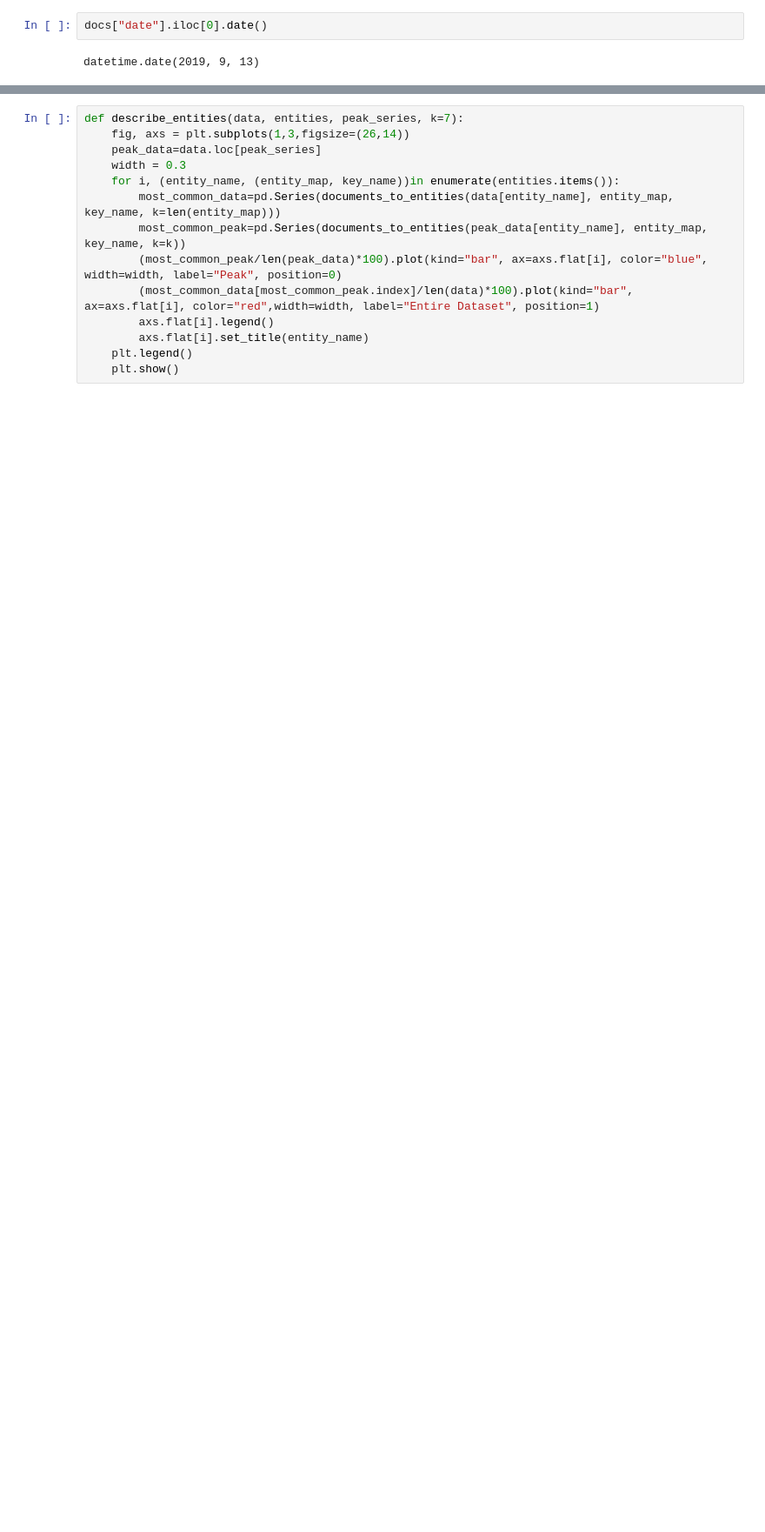
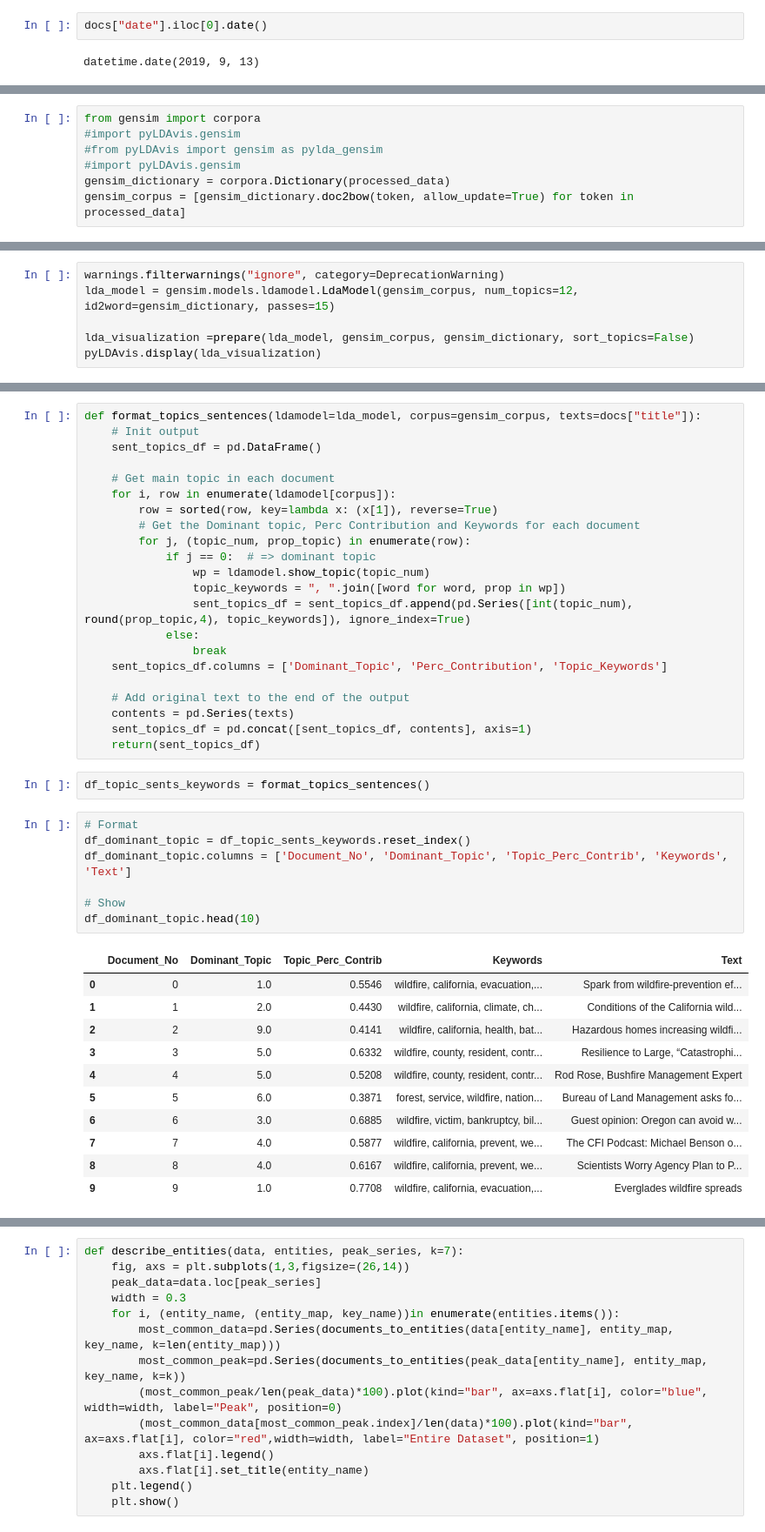
Before and after one commit to matiasbenitez91/wildfire_nlp, a Jupyter notebook: Analysis.ipynb, the cells around one changed output, grey strips where cells are left out. Shown at 87% size. Drawn from its saved outputs; the diff is of its cells as text; blank space fills up the shorter version.

```diff
--- a/Analysis.ipynb
+++ b/Analysis.ipynb
@@ -272,0 +338,7 @@ plt.hist(np.log(document_count+1))
+# %%
+from gensim import corpora
+#import pyLDAvis.gensim
+#from pyLDAvis import gensim as pylda_gensim
+#import pyLDAvis.gensim
+gensim_dictionary = corpora.Dictionary(processed_data)
+gensim_corpus = [gensim_dictionary.doc2bow(token, allow_update=True) for token in processed_data]
@@ -272,0 +349,6 @@ plt.hist(np.log(document_count+1))
+# %%
+warnings.filterwarnings("ignore", category=DeprecationWarning)
+lda_model = gensim.models.ldamodel.LdaModel(gensim_corpus, num_topics=12, id2word=gensim_dictionary, passes=15)
+
+lda_visualization =prepare(lda_model, gensim_corpus, gensim_dictionary, sort_topics=False)
+pyLDAvis.display(lda_visualization)
@@ -272,0 +357,43 @@ plt.hist(np.log(document_count+1))
+# %%
+def format_topics_sentences(ldamodel=lda_model, corpus=gensim_corpus, texts=docs["title"]):
+    # Init output
+    sent_topics_df = pd.DataFrame()
+
+    # Get main topic in each document
+    for i, row in enumerate(ldamodel[corpus]):
+        row = sorted(row, key=lambda x: (x[1]), reverse=True)
+        # Get the Dominant topic, Perc Contribution and Keywords for each document
+        for j, (topic_num, prop_topic) in enumerate(row):
+            if j == 0:  # => dominant topic
+                wp = ldamodel.show_topic(topic_num)
+                topic_keywords = ", ".join([word for word, prop in wp])
+                sent_topics_df = sent_topics_df.append(pd.Series([int(topic_num), round(prop_topic,4), topic_keywords]), ignore_index=True)
+            else:
+                break
+    sent_topics_df.columns = ['Dominant_Topic', 'Perc_Contribution', 'Topic_Keywords']
+
+    # Add original text to the end of the output
+    contents = pd.Series(texts)
+    sent_topics_df = pd.concat([sent_topics_df, contents], axis=1)
+    return(sent_topics_df)
+# %%
+df_topic_sents_keywords = format_topics_sentences()
+# %%
+# Format
+df_dominant_topic = df_topic_sents_keywords.reset_index()
+df_dominant_topic.columns = ['Document_No', 'Dominant_Topic', 'Topic_Perc_Contrib', 'Keywords', 'Text']
+
+# Show
+df_dominant_topic.head(10)
+# %% [output]
+|  | Document_No | Dominant_Topic | Topic_Perc_Contrib | Keywords | Text |
+| 0 | 0 | 1.0 | 0.5546 | wildfire, california, evacuation,... | Spark from wildfire-prevention ef... |
+| 1 | 1 | 2.0 | 0.4430 | wildfire, california, climate, ch... | Conditions of the California wild... |
+| 2 | 2 | 9.0 | 0.4141 | wildfire, california, health, bat... | Hazardous homes increasing wildfi... |
+| 3 | 3 | 5.0 | 0.6332 | wildfire, county, resident, contr... | Resilience to Large, “Catastrophi... |
+| 4 | 4 | 5.0 | 0.5208 | wildfire, county, resident, contr... | Rod Rose, Bushfire Management Expert |
+| 5 | 5 | 6.0 | 0.3871 | forest, service, wildfire, nation... | Bureau of Land Management asks fo... |
+| 6 | 6 | 3.0 | 0.6885 | wildfire, victim, bankruptcy, bil... | Guest opinion: Oregon can avoid w... |
+| 7 | 7 | 4.0 | 0.5877 | wildfire, california, prevent, we... | The CFI Podcast: Michael Benson o... |
+| 8 | 8 | 4.0 | 0.6167 | wildfire, california, prevent, we... | Scientists Worry Agency Plan to P... |
+| 9 | 9 | 1.0 | 0.7708 | wildfire, california, evacuation,... | Everglades wildfire spreads |
```
Also changed, not shown: parts of 77 cells of this notebook, 3 other files.
